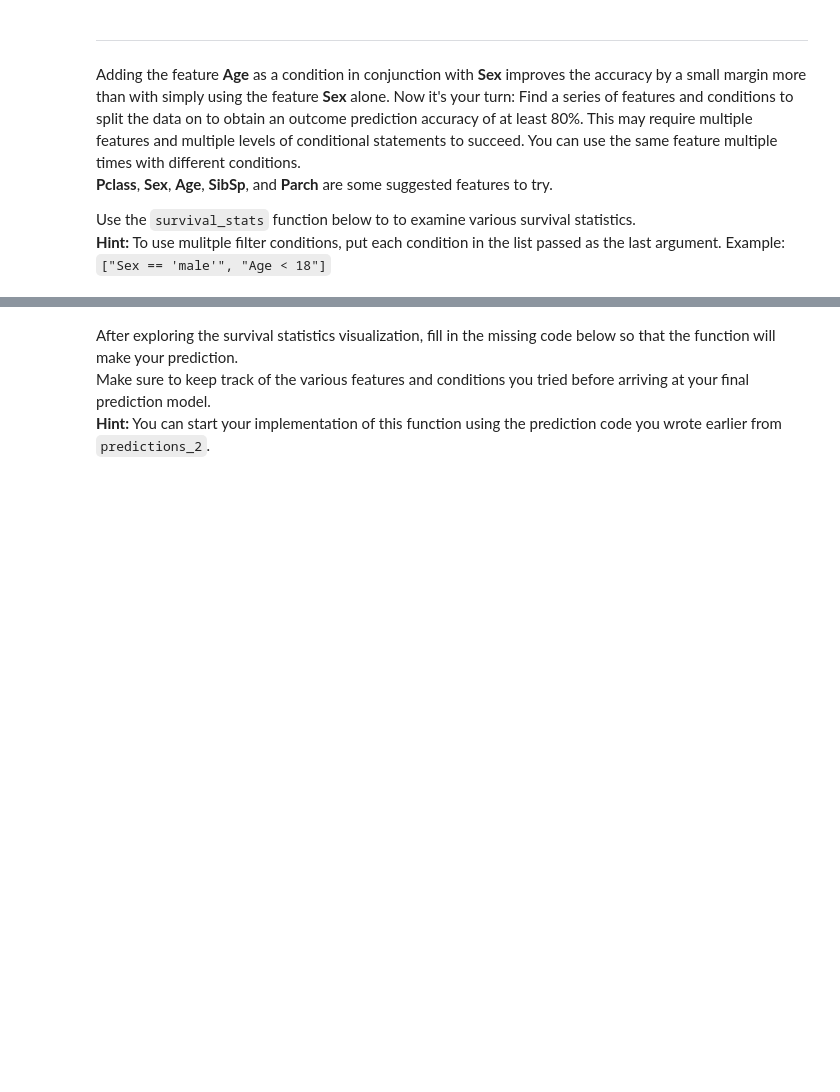
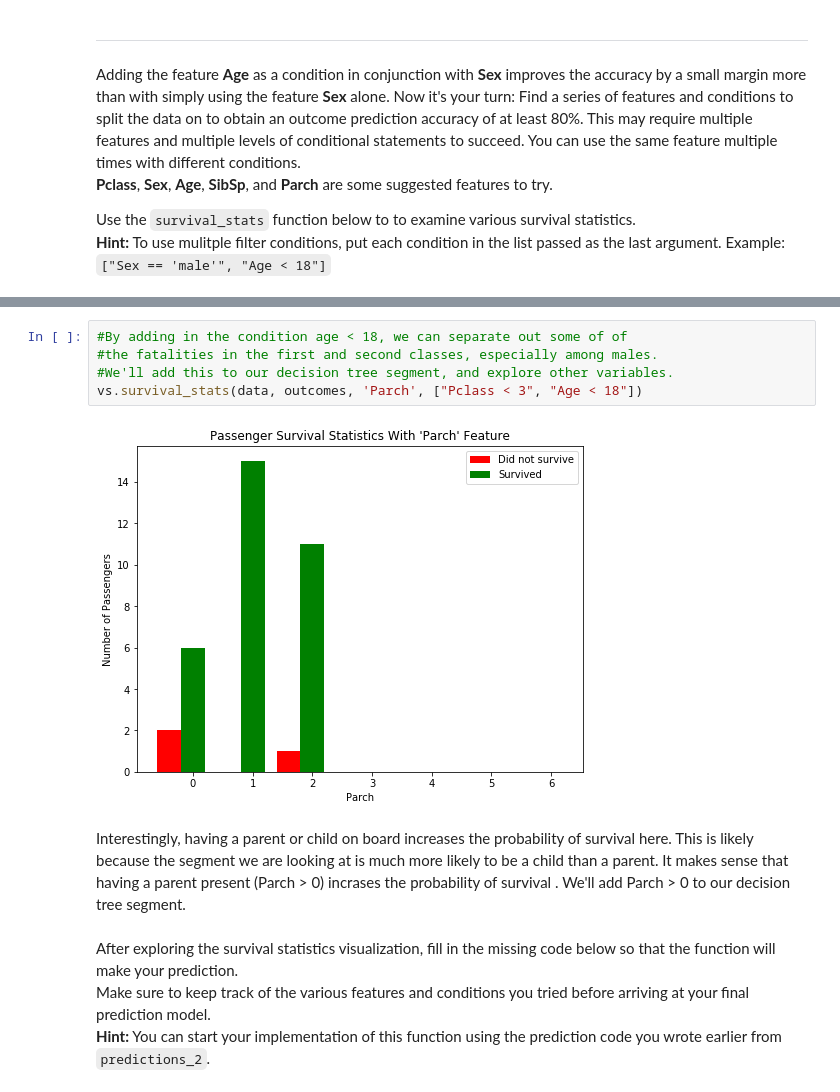
Before and after one commit to brettdavidcarpenter/Titanic-Survival-Exploration, a Jupyter notebook: titanic_survival_exploration.ipynb, the cells around one changed output, grey strips where cells are left out. Cells and saved outputs as stored; diff of their text form; blank space fills up the shorter version.

```diff
--- a/titanic_survival_exploration.ipynb
+++ b/titanic_survival_exploration.ipynb
@@ -236,3 +238,13 @@ vs.survival_stats(data, outcomes, 'Age', ["Pclass < 3"])
+# %%
+#By adding in the condition age < 18, we can separate out some of of
+#the fatalities in the first and second classes, especially among males.
+#We'll add this to our decision tree segment, and explore other variables.
+vs.survival_stats(data, outcomes, 'Parch', ["Pclass < 3", "Age < 18"])
+# %% [output]
+[figure, added]
+# %% [markdown]
+Interestingly, having a parent or child on board increases the probability of survival here.
+This is likely because the segment we are looking at is much more likely to be a child than a parent. It makes sense that having a parent present (Parch > 0) incrases the probability of survival . We'll add Parch > 0 to our decision tree segment.
 # %% [markdown]
 After exploring the survival statistics visualization, fill in the missing code below so that the function will make your prediction.
 Make sure to keep track of the various features and conditions you tried before arriving at your final prediction model.
```
Also changed, not shown: parts of 7 cells of this notebook, 1 other file.
